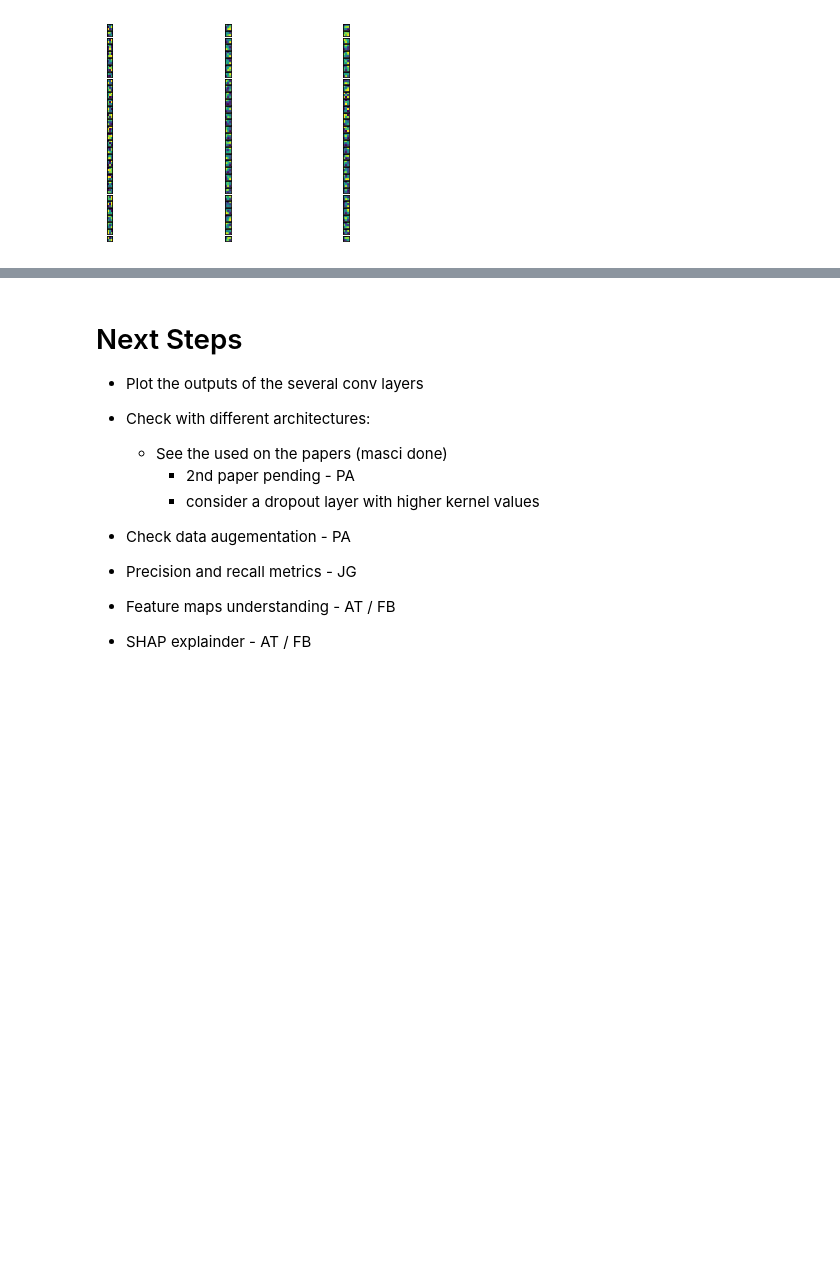
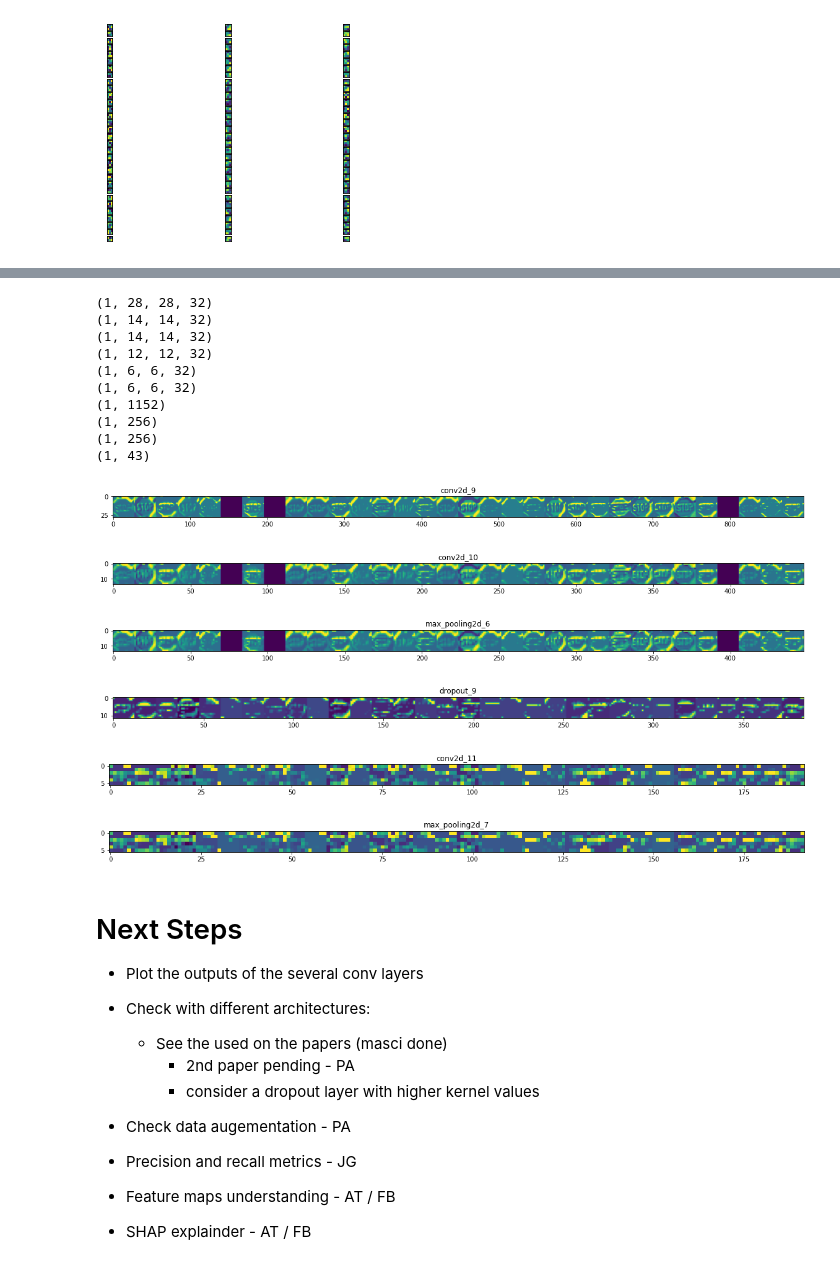
Before and after one commit to gaspia/DLNN-TrafficSign, a Jupyter notebook: TS_CNN_00.ipynb, the cells around one changed output, grey strips where cells are left out. Saved outputs shown, nothing was run; the diff lists cells and outputs as text; code cells hidden in the pictures; blank space fills up the shorter version.

```diff
--- a/TS_CNN_00.ipynb
+++ b/TS_CNN_00.ipynb
@@ -911,0 +1070,4 @@ conv2d_20 [[[[0.6316473  0.5690341  0.6464331  ... 0.44459105 0.47898373
+# %%
+# plotting feature maps
+img = get_input_img(14, img_width, img_height, 30, 'Test')
+print ('Shape before entering the conv layer:', img.shape)
@@ -912,3 +1077,22 @@ conv2d_20 [[[[0.6316473  0.5690341  0.6464331  ... 0.44459105 0.47898373
+# %%
+plot_feature_maps(lwm_model, img)
+# %% [output]
+(1, 28, 28, 32)
+(1, 14, 14, 32)
+(1, 14, 14, 32)
+(1, 12, 12, 32)
+(1, 6, 6, 32)
+(1, 6, 6, 32)
+(1, 1152)
+(1, 256)
+(1, 256)
+(1, 43)
+[figure, added]
+[figure, added]
+[figure, added]
+[figure, added]
+[figure, added]
+[figure, added]
 # %% [markdown]
 # Next Steps
 - Plot the outputs of the several conv layers
```
Also changed, not shown: parts of 11 cells of this notebook, 13 other files.
